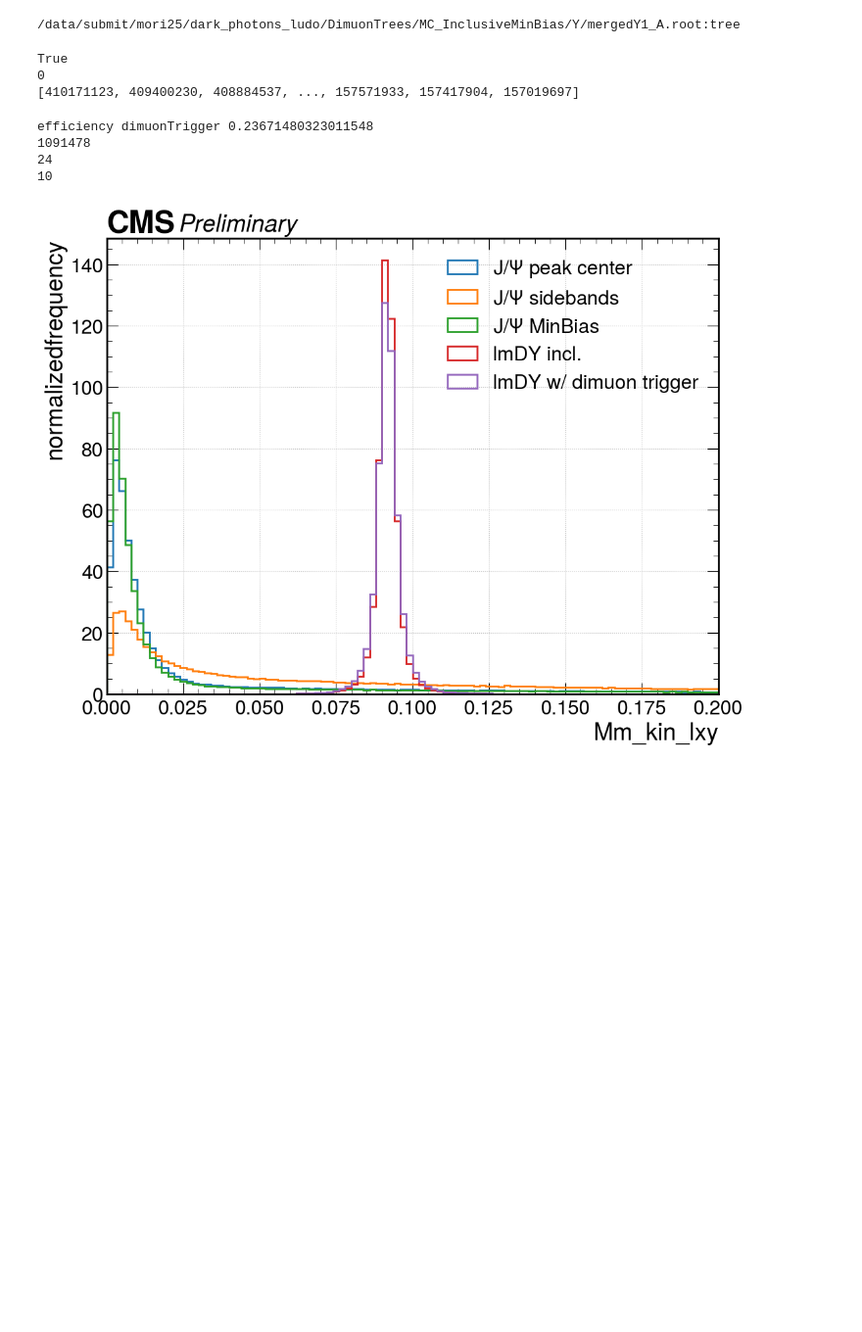
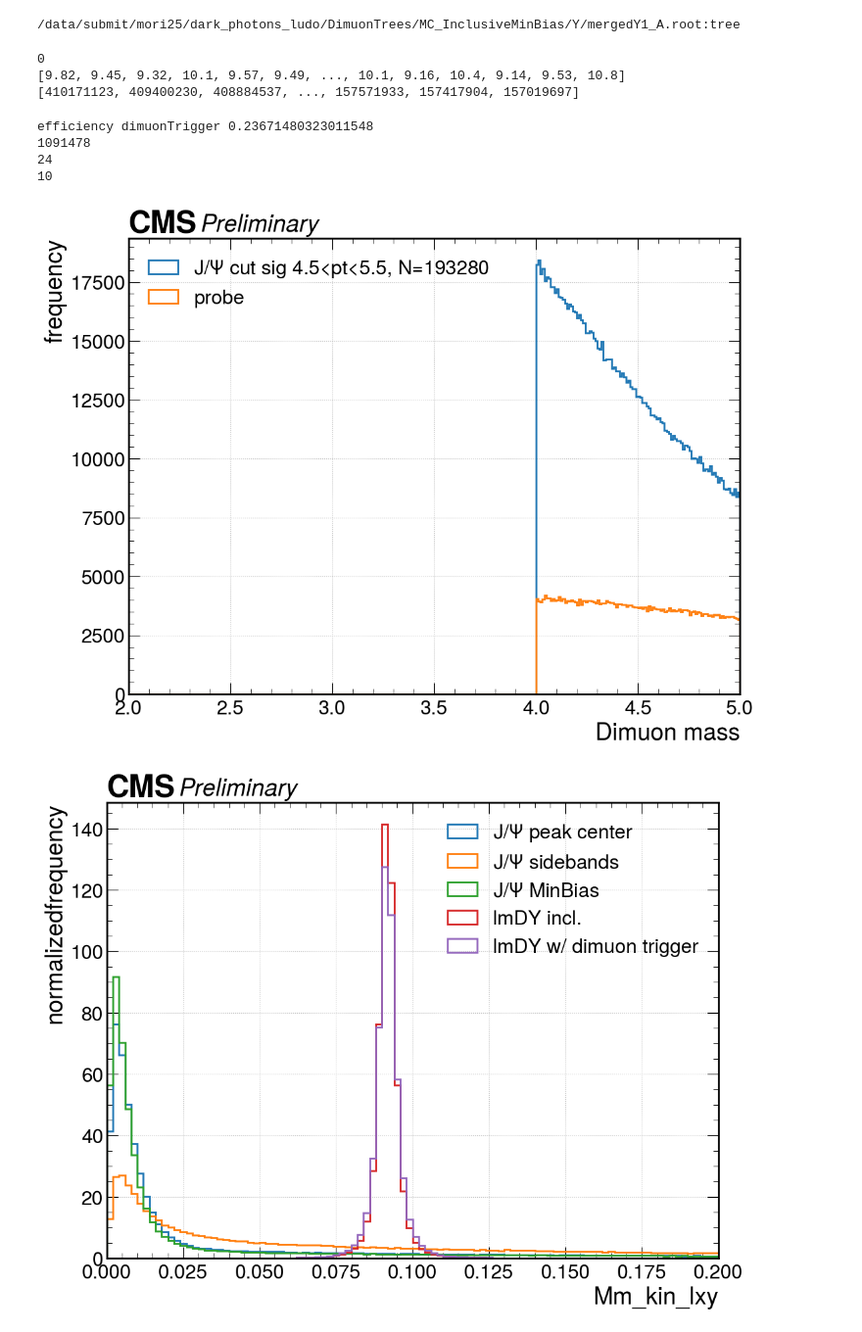
Before and after one commit to ludomori99/Darkphotons_Run3, a Jupyter notebook: notebooks/compare_quantities.ipynb, the cells around one changed output. Shown at 98% size. Saved outputs shown, nothing was run; the diff lists cells and outputs as text; code cells hidden in the pictures; blank space fills up the shorter version.

```diff
--- a/notebooks/compare_quantities.ipynb
+++ b/notebooks/compare_quantities.ipynb
@@ -22,7 +22,7 @@ config = load_analysis_config()
 pathJpsiMC = os.path.join(config["locations"]["MC_InclusiveMinBias"]["Jpsi"],"merged_A.root:tree")
 pathJpsiData = os.path.join(config["locations"]["offline"]["Jpsi"],"merged_A.root:tree")
 pathYMC = os.path.join(config["locations"]["MC_InclusiveMinBias"]["Y"],"mergedY1_A.root:tree")
-pathYData = os.path.join(config["locations"]["offline"]["Y"],"merged_A.root:tree")
+pathYData = os.path.join(config["locations"]["offline"]["Y"],"merged_A_bkp.root:tree")
 
 pathMClmDY = os.path.join(config["locations"]["MC_lmDY"]["inclusive"],"merged_A.root:tree")
 
@@ -48,17 +48,19 @@ massNormal = treeNormalData["Mm_mass"].array()
 masslmDY=treelmDY["Mm_mass"].array()
 
 
+TPSamples=up.open("/data/submit/mori25/dark_photons_ludo/DimuonTrees/offline/Jpsi/TP_samples_Jpsi.root:tree")
+
 print(pathYMC)
 # %% [output]
 /data/submit/mori25/dark_photons_ludo/DimuonTrees/MC_InclusiveMinBias/Y/mergedY1_A.root:tree
 # %%
-print("Mm_kin_pt" in treelmDY.keys())#["Mm_kin_pt"])
+
 print(np.sum(np.abs(treeJpsiData["Mm_mu2_eta"])>1.9))
-
+print(massY)
 print(up.open("/data/submit/mori25/dark_photons_ludo/DimuonTrees/offline/dump/DimuonTree0.root:tree")["Event"].array())
 # %% [output]
-True
 0
+[9.82, 9.45, 9.32, 10.1, 9.57, 9.49, ..., 10.1, 9.16, 10.4, 9.14, 9.53, 10.8]
 [410171123, 409400230, 408884537, ..., 157571933, 157417904, 157019697]
 # %%
 def plot_hist(data,names,nbins=100, weights = None, xlabel = None, saveas=None, text = None, xlim=None, log = False, density=False, int_xticks = False):
@@ -174,31 +176,45 @@ efficiency dimuonTrigger 0.23671480323011548
 24
 10
 # %%
+signal_pure = treeJpsiData["Mm_mass"].array()
+
+bins=np.arange(1,6)+0.5
+# for i in range(len(bins)-1):
+#     x1=bins[i]
+#     x2=bins[i+1]
+#     cut=(treeJpsiData["Mm_mu2_pt"].array()>x1)&(treeJpsiData["Mm_mu1_pt"].array()<x2)
+#     signal_bin_pt = signal_pure[cut]
+#     plot_hist([signal_bin_pt],[f"J/$\Psi$ cut sig {x1}<pt<{x2}, N={sum(cut)}"],xlabel=str("Dimuon mass"),xlim=(2.6,3.6),nbins=300,log=False, density=False)
+
+plot_hist([treeJpsiData["Mm_mu2_pt"].array(),TPSamples["Probe_pt"].array()],[f"J/$\Psi$ cut sig {x1}<pt<{x2}, N={sum(cut)}","probe"],xlabel=str("Dimuon mass"),xlim=(2,5),nbins=300,log=False, density=False)
+
 # signal_pure = treeJpsiData["Mm_mass"].array()[sjpsi]
 # bkg_pure = treeJpsiData["Mm_mass"].array()[bkgjpsi]
 # signal_MClmDY_lm = treelmDY["Mm_mass"].array()[dimuonTriggerCut]#[treeMC["Mm_kin_lxy"].array() > 10]
 # signal_MClmDY = treelmDY["Mm_mass"].array()
 # signal_MC = treeJpsiMC["Mm_mass"].array()#[treeMC["Mm_kin_pt"].array() > 10]
 # plot_hist([signal_pure,bkg_pure,signal_MClmDY,signal_MClmDY_lm,signal_MC][:-1],["J/$\Psi$ signal","J/$\Psi$ bkg.","MC lmDY Incl.","MC lmDY w/ lm trigger","J/$\Psi$ Incl. Dilept."],xlabel=str("Dimuon mass"),xlim=(1,17),nbins=300,log=False, density=False)
 
 # signal_pure = treeJpsiData["Mm_kin_pt"].array()[sjpsi]
 # bkg_pure = treeJpsiData["Mm_kin_pt"].array()[bkgjpsi]
 # signal_MC = treeJpsiMC["Mm_kin_pt"].array()#[treeMC["Mm_kin_pt"].array() > 10]
 # signal_MClmDY = treelmDY["Mm_kin_pt"].array()[dimuonTriggerCut]#[treeMC["Mm_kin_pt"].array() > 10]
 # plot_hist([signal_pure,bkg_pure,signal_MC,signal_MClmDY],["J/$\Psi$ signal","J/$\Psi$ bkg.","J/$\Psi$ MC Incl","MC lmDY dmlm"],xlabel=str("Dimuon $p_T$"),xlim=branches["Mm_kin_pt"]['lim'],density=True)#,signal_id,bkg_id
 
 # signal_pure = treeYData["Mm_kin_pt"].array()[sY]
 # bkg_pure = treeYData["Mm_kin_pt"].array()[bkgY]
 # signal_MC = treeYMC["Mm_kin_pt"].array()#[treeMC["Mm_kin_pt"].array() > 10]
 # signal_MClmDY = treelmDY["Mm_kin_pt"].array()[dimuonTriggerCut]#[treeMC["Mm_kin_pt"].array() > 10]
 # plot_hist([signal_pure,bkg_pure,signal_MC,signal_MClmDY],["Y signal","Y bkg.","Y MC Incl","MC lmDY dmlm"],xlabel=str("Dimuon $p_T$"),xlim=branches["Mm_kin_pt"]['lim'],density=True)#,signal_id,bkg_id
 
 # signal_pure = treeJpsiData["Mm_kin_lxy"].array()[sjpsi]
 # signal_pureY = treeYData["Mm_kin_lxy"].array()[sY]
 # bkg_pure = treeJpsiData["Mm_kin_lxy"].array()[bkgjpsi]
 # signal_MC = treeJpsiMC["Mm_kin_lxy"].array()#[treeMC["Mm_kin_lxy"].array() > 10]
 # signal_MClmDY = treelmDY["Mm_kin_lxy"].array()[dimuonTriggerCut]#[treeMC["Mm_kin_lxy"].array() > 10]
 # plot_hist([signal_pure,bkg_pure,signal_MC,signal_MClmDY, signal_pureY],["J/$\Psi$ signal","J/$\Psi$ bkg.","J/$\Psi$ MC Incl","J/$\Psi$ MC lmDY", "Y(1S) signal"],xlabel=str("Mm_kin_lxy"),xlim=branches["Mm_kin_lxy"]['lim'],density=True)#,signal_id,bkg_id
+# %% [output]
+[figure, added]
 # %%
 for q,items in branches.items():
     signal_pure = treeJpsiData[q].array()[sjpsi]
```
Also changed, not shown: 8 other files.
